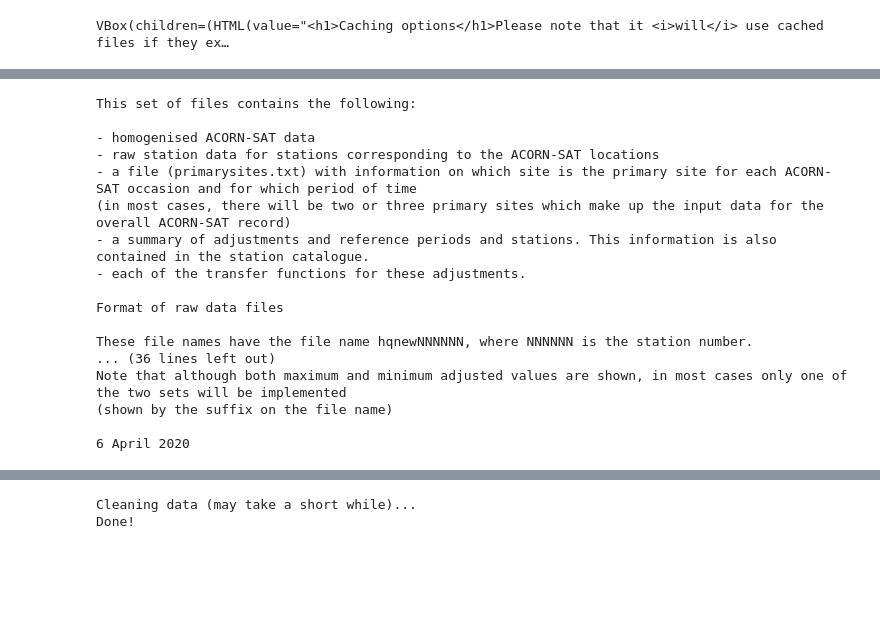
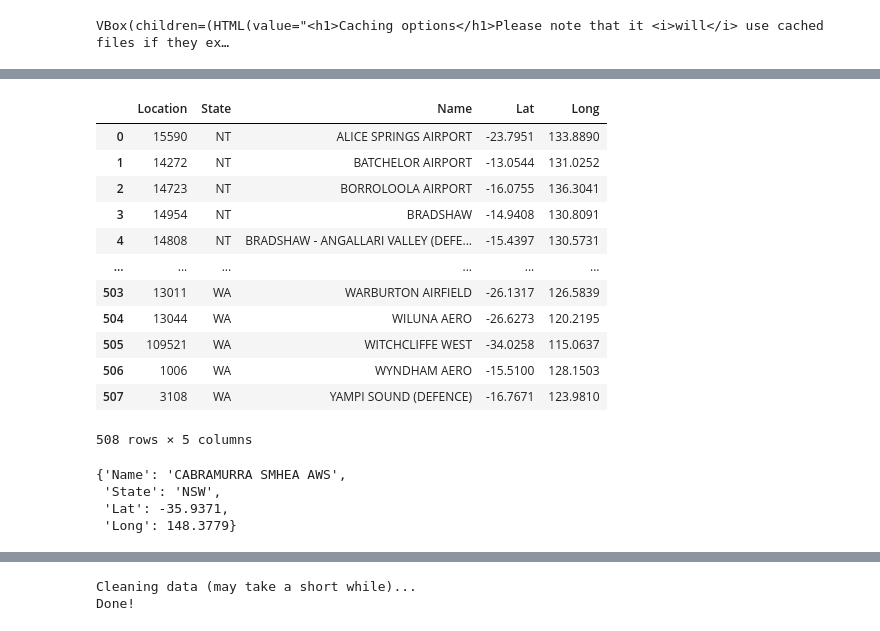
Before and after one commit to Tsunami014/DataAnalysis, a Jupyter notebook: theory/phase3.ipynb, the cells around one changed output, grey strips where cells are left out. Drawn from its saved outputs; the diff is of its cells as text; code cells hidden in the pictures; blank space fills up the shorter version.

```diff
--- a/theory/phase3.ipynb
+++ b/theory/phase3.ipynb
@@ -148,21 +166,0 @@ Done!!! :) Thanks for sticking around this long.
-# %%
-print(z.open("readme.txt").read().decode())
-# This is the format for the data!
-# %% [output]
-This set of files contains the following:
-
-- homogenised ACORN-SAT data
-- raw station data for stations corresponding to the ACORN-SAT locations
-- a file (primarysites.txt) with information on which site is the primary site for each ACORN-SAT occasion and for which period of time
-(in most cases, there will be two or three primary sites which make up the input data for the overall ACORN-SAT record)
-- a summary of adjustments and reference periods and stations. This information is also contained in the station catalogue.
-- each of the transfer functions for these adjustments.
-
-Format of raw data files
-
-These file names have the file name hqnewNNNNNN, where NNNNNN is the station number.
-... (36 lines left out)
-Note that although both maximum and minimum adjusted values are shown, in most cases only one of the two sets will be implemented
-(shown by the suffix on the file name)
-
-6 April 2020
@@ -168,0 +169,45 @@ Note that although both maximum and minimum adjusted values are shown, in most c
+# %%
+import pandas as pd
+z = xtracteds[2]
+spl = [(int(i[:8]), i[8:12].strip(), i[12:18].strip(), i[18:59].strip(), i[59:75].strip(), float(i[75:84]), float(i[84:])) for i in z.split('\n') if i != '']
+names = ["Location", "State", "???", "Name", "????", "Lat", "Long"]
+locs = pd.DataFrame({names[j]: {str(i): spl[i][j] for i in range(len(spl))} for j in range(len(names))})#'Location,State,???,Name,????,Lat,Long\n'+z)
+# Until I find what it is, I'll remove the unknown columns
+locs = locs.drop(columns=['???', '????'])
+locs
+# %% [output]
+|  | Location | State | Name | Lat | Long |
+| 0 | 15590 | NT | ALICE SPRINGS AIRPORT | -23.7951 | 133.8890 |
+| 1 | 14272 | NT | BATCHELOR AIRPORT | -13.0544 | 131.0252 |
+| 2 | 14723 | NT | BORROLOOLA AIRPORT | -16.0755 | 136.3041 |
+| 3 | 14954 | NT | BRADSHAW | -14.9408 | 130.8091 |
+| 4 | 14808 | NT | BRADSHAW - ANGALLARI VALLEY (DEFE... | -15.4397 | 130.5731 |
+| ... | ... | ... | ... | ... | ... |
+| 503 | 13011 | WA | WARBURTON AIRFIELD | -26.1317 | 126.5839 |
+| 504 | 13044 | WA | WILUNA AERO | -26.6273 | 120.2195 |
+| 505 | 109521 | WA | WITCHCLIFFE WEST | -34.0258 | 115.0637 |
+| 506 | 1006 | WA | WYNDHAM AERO | -15.5100 | 128.1503 |
+| 507 | 3108 | WA | YAMPI SOUND (DEFENCE) | -16.7671 | 123.9810 |
+508 rows × 5 columns
+# %%
+def getInfo(id):
+    part = locs[locs['Location'] == id]
+    if len(part) == 0:
+        return {
+        'Name': 'Unknown',
+        'State': 'Unknown',
+        'Lat': 'Unknown',
+        'Long': 'Unknown'
+    }
+    return {
+        'Name': part.Name.values[0],
+        'State': part.State.values[0],
+        'Lat': part.Lat.values[0],
+        'Long': part.Long.values[0]
+    }
+getInfo(72161)
+# %% [output]
+{'Name': 'CABRAMURRA SMHEA AWS',
+ 'State': 'NSW',
+ 'Lat': -35.9371,
+ 'Long': 148.3779}
```
Also changed, not shown: parts of 6 cells of this notebook.
